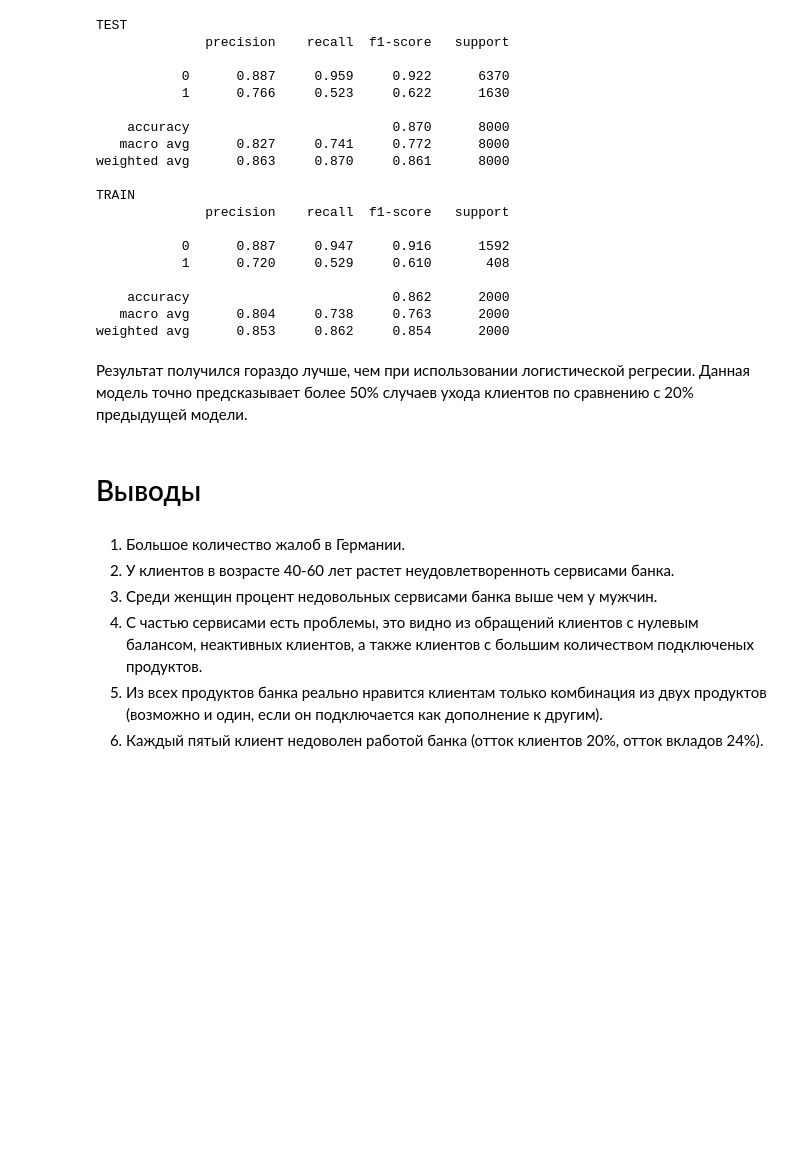
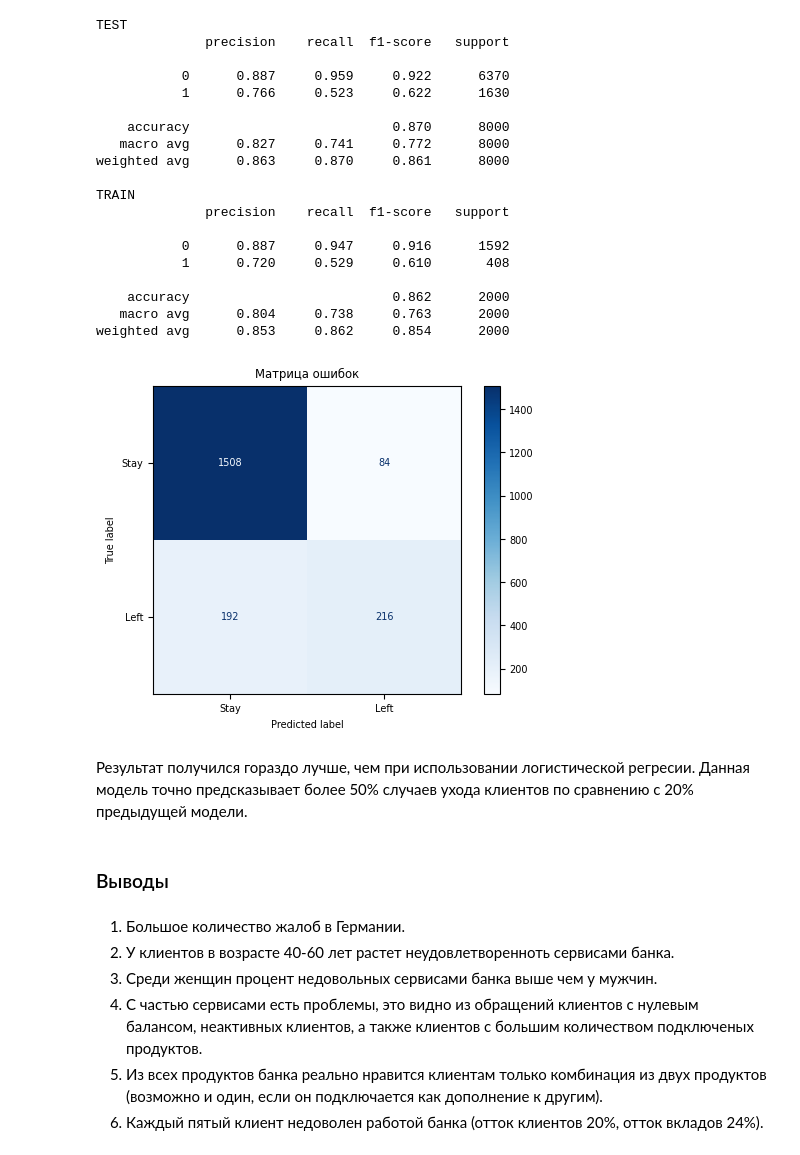
Before and after one commit to polevov/DS, a Jupyter notebook: Final/DS_final.ipynb, the cells around one changed output. Drawn from its saved outputs; the diff is of its cells as text; code cells hidden in the pictures; blank space fills up the shorter version.

```diff
--- a/Final/DS_final.ipynb
+++ b/Final/DS_final.ipynb
@@ -290,12 +323,3 @@ DecisionTreeClassifier(max_depth=7, random_state=42)
 # %%
 y_test_pred = model_tree.predict(X_test_scaled)
 y_train_pred = model_tree.predict(X_train_scaled)
-# %%
-cm = confusion_matrix(y_test, y_test_pred)
-
-plt.rcParams["figure.figsize"] = (3,2)
-plt.rcParams['font.size'] = '7'
-disp = ConfusionMatrixDisplay(confusion_matrix=cm, display_labels=["Stay", "Left"])
-disp.plot(cmap=plt.cm.Blues, values_format='d')
-plt.title("Confusion Matrix")
-plt.show()
@@ -326,10 +348,21 @@ TRAIN
     accuracy                          0.862      2000
    macro avg      0.804     0.738     0.763      2000
 weighted avg      0.853     0.862     0.854      2000
+# %%
+cm = confusion_matrix(y_test, y_test_pred)
+
+plt.rcParams["figure.figsize"] = (6,4)
+plt.rcParams['font.size'] = '7'
+disp = ConfusionMatrixDisplay(confusion_matrix=cm, display_labels=["Stay", "Left"])
+disp.plot(cmap=plt.cm.Blues, values_format='d')
+plt.title("Матрица ошибок")
+plt.show()
+# %% [output]
+[figure, new version]
 # %% [markdown]
 Результат получился гораздо лучше, чем при использовании логистической регресии. Данная модель точно предсказывает более 50% случаев ухода клиентов по сравнению с 20% предыдущей модели.
 # %% [markdown]
-# Выводы
+### Выводы
 # %% [markdown]
 1. Большое количество жалоб в Германии.
 2. У клиентов в возрасте 40-60 лет растет неудовлетворенноть сервисами банка.
```
Also changed, not shown: parts of 19 cells of this notebook.
